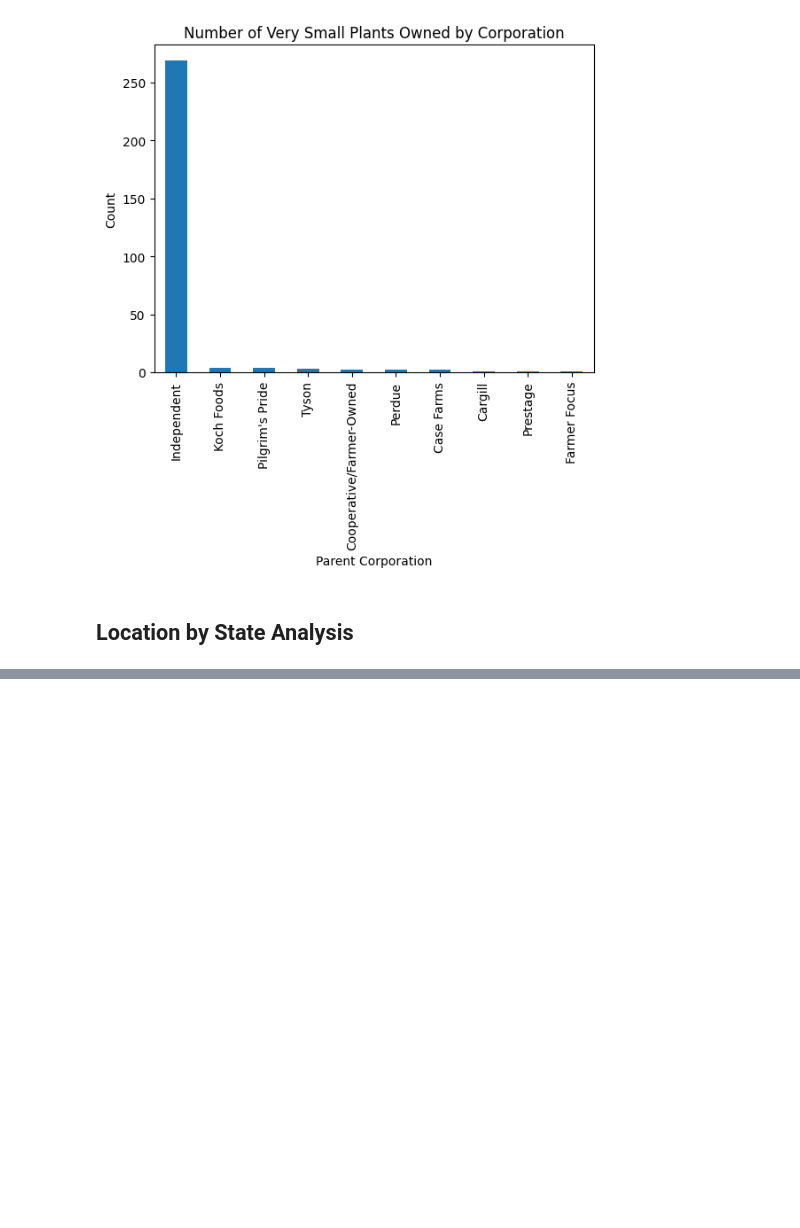
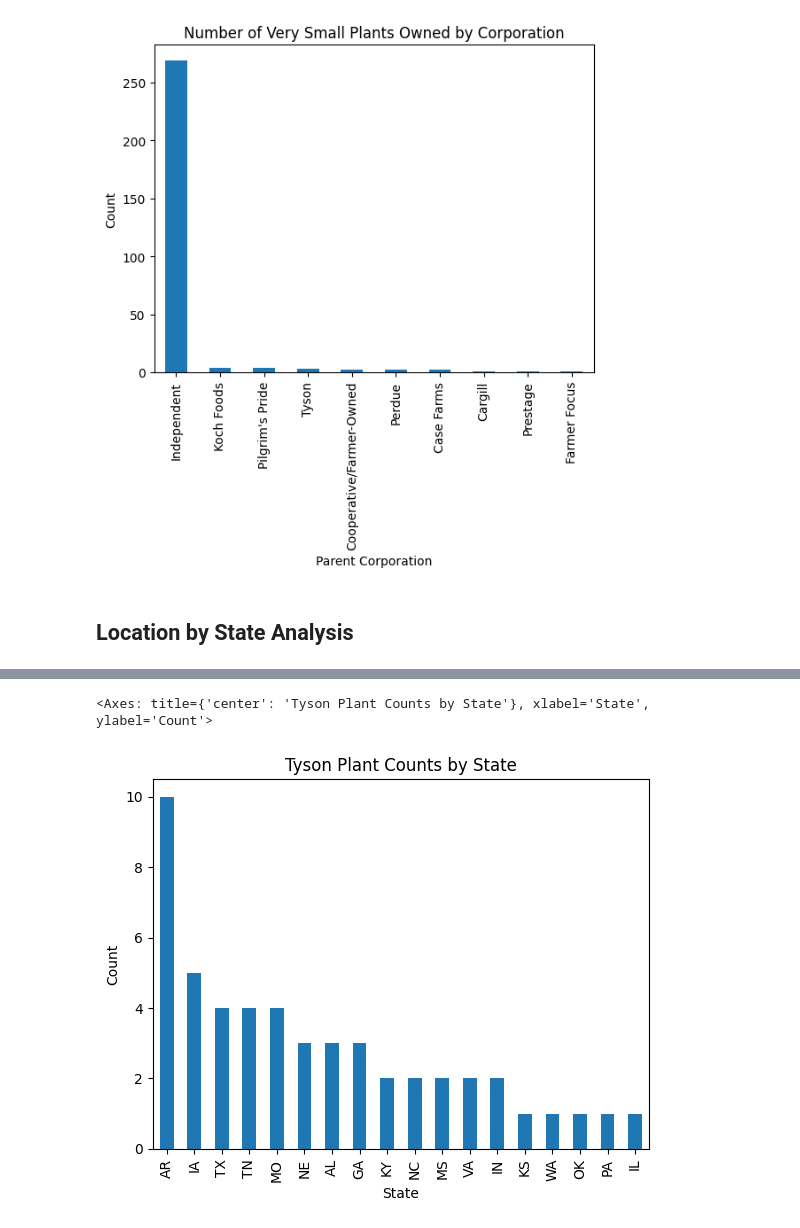
Before and after one commit to uchicago-dsi/rafi-poultry, a Jupyter notebook: notebooks/steve_FSIS_eda.ipynb, the cells around one changed output, grey strips where cells are left out. Drawn from its saved outputs; the diff is of its cells as text; code cells hidden in the pictures; blank space fills up the shorter version.

```diff
--- a/notebooks/steve_FSIS_eda.ipynb
+++ b/notebooks/steve_FSIS_eda.ipynb
@@ -168,0 +182,9 @@ len(df_process_small)
+# %%
+# tyson only
+tyson_plants = fsis[ (fsis["Parent Corporation"] == "Tyson") ]
+tyson_plants.head()
+
+tyson_plants["State"].value_counts().plot(kind="bar", title="Tyson Plant Counts by State", ylabel="Count")
+# %% [output]
+<Axes: title={'center': 'Tyson Plant Counts by State'}, xlabel='State', ylabel='Count'>
+[figure, added]
```
Also changed, not shown: parts of 10 cells of this notebook.
